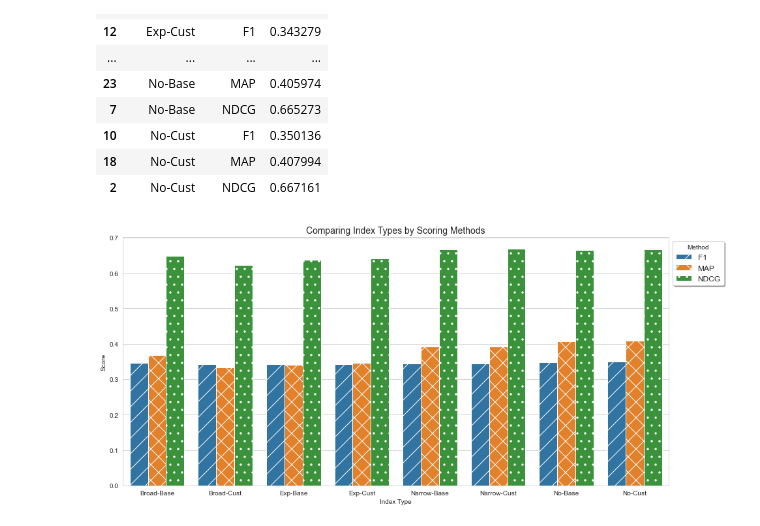
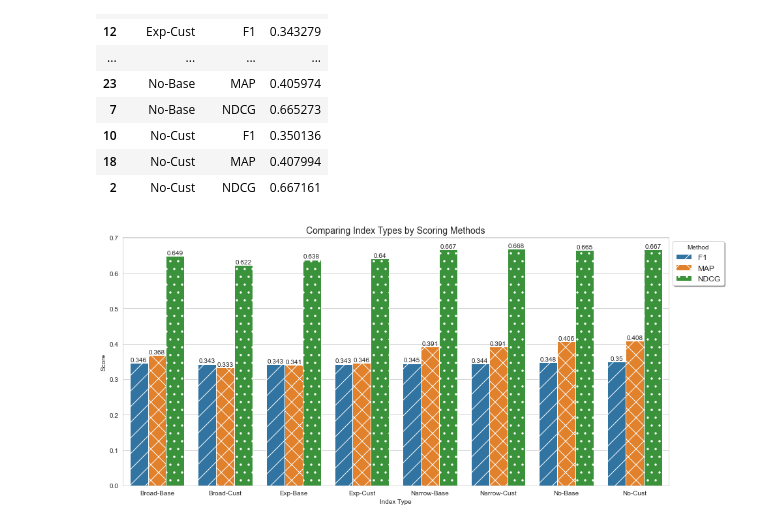
Before and after one commit to milanderson/LMI-Capstone-2020, a Jupyter notebook: 2018/comment_metadata.ipynb, the cells around one changed output. Cells and saved outputs as stored; diff of their text form; code cells hidden in the pictures.

```diff
--- a/2018/comment_metadata.ipynb
+++ b/2018/comment_metadata.ipynb
@@ -720,19 +720,25 @@ score_df
 # %%
 import itertools
 
 sns.set_style('whitegrid')
 plt.figure(figsize=(15,7))
 barplot=sns.barplot(x='index', y='value', hue='variable', data = score_df)
 plt.xlabel('Index Type')
 plt.ylabel('Score')
 plt.title('Comparing Index Types by Scoring Methods',fontsize=14)
-
+for rect in barplot.patches:
+    xcoor=rect.get_x()+.5*rect.get_width()
+    ycoor=rect.get_height()
+    plt.text(xcoor,ycoor,str(round(float(ycoor),3)),
+            horizontalalignment='center',
+            verticalalignment='bottom',
+            fontsize=10)
 # num_locs=len(score_df.variable.unique())
 hatches=itertools.cycle([  '/', 'x', '.'])
 for i, bar in enumerate(barplot.patches):
     if i%8==0:
         hatch=next(hatches)
     bar.set_hatch(hatch)
 plt.legend(title='Method', bbox_to_anchor=(1,1), fontsize=12,shadow=True);
 # %% [output]
-[figure, old version]
+[figure, new version]
```
